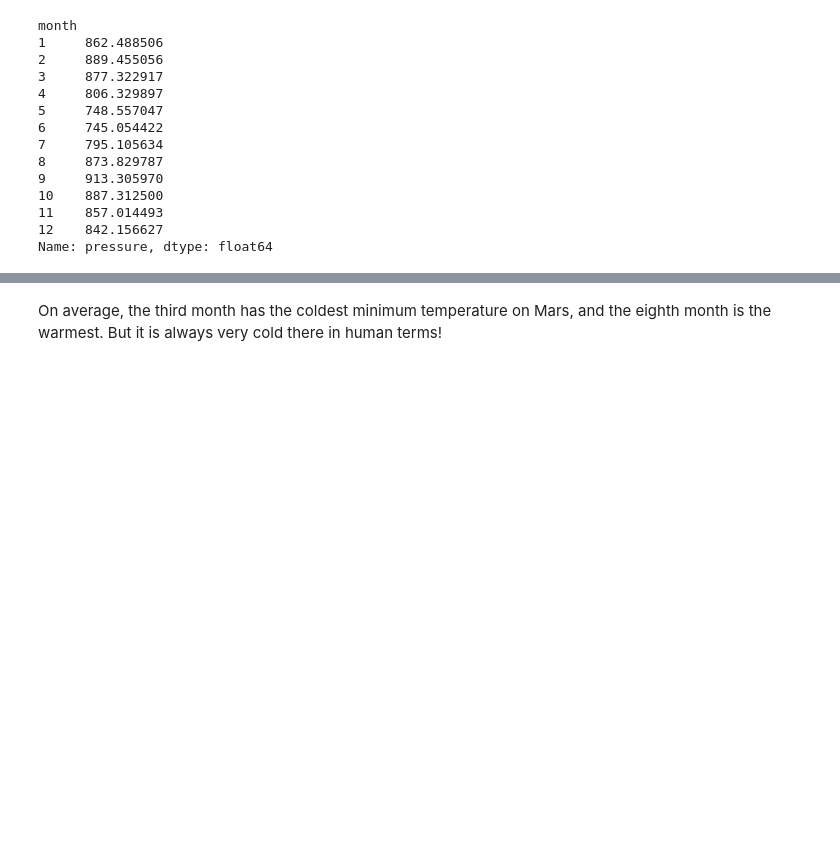
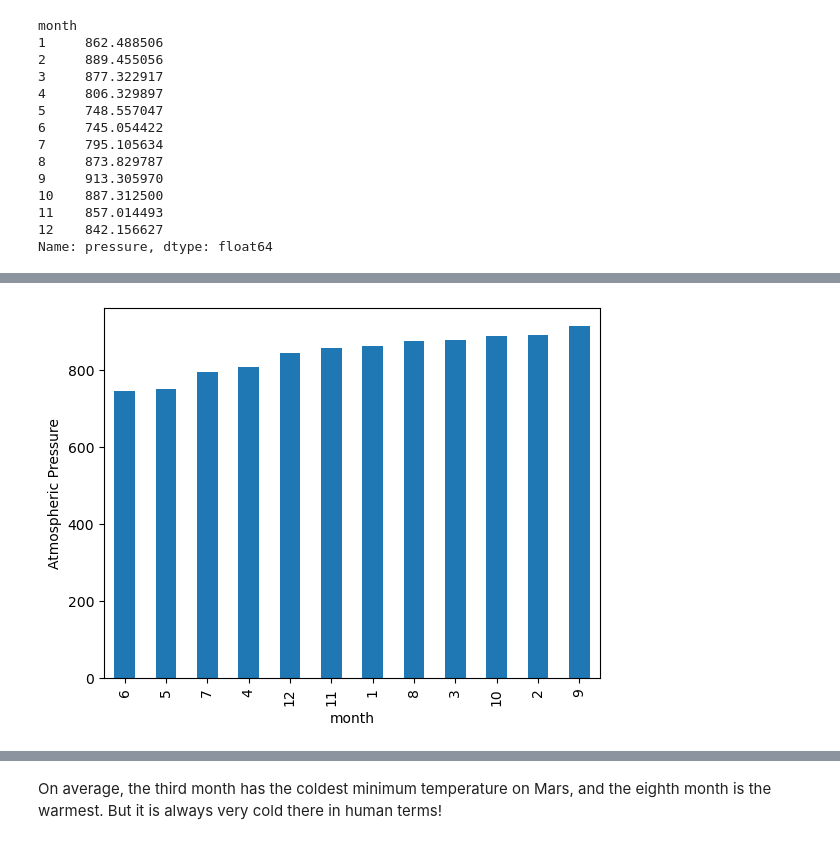
Before and after one commit to proman2520/beautiful-soup-challenge, a Jupyter notebook: part_2_mars_weather_main.ipynb, the cells around one changed output, grey strips where cells are left out. Saved outputs shown, nothing was run; the diff lists cells and outputs as text; code cells hidden in the pictures; blank space fills up the shorter version.

```diff
--- a/part_2_mars_weather_main.ipynb
+++ b/part_2_mars_weather_main.ipynb
@@ -165,5 +185,7 @@ Name: min_temp, dtype: float64
 # %%
 # 4. Average pressure by Martian month
+pressures = df.groupby("month")["pressure"].mean()
+pressures
 # %% [output]
 month
 1     862.488506
@@ -186,2 +204,10 @@ Name: pressure, dtype: float64
+# %%
+# Plot the average pressure by month
+# Which month has the highest average pressure? The lowest? (graph and answer)
+sorted = pressures.sort_values()
+pressures_sorted = sorted.plot(kind="bar", ylabel = "Atmospheric Pressure")
+#FIGURE OUT HOW TO GET THE MAX AND MIN ELEMENT INDEX
+# %% [output]
+[figure, added]
 # %%
 # 5. How many terrestrial (earth) days are there in a Martian year?
```
Also changed, not shown: parts of 15 cells of this notebook.
